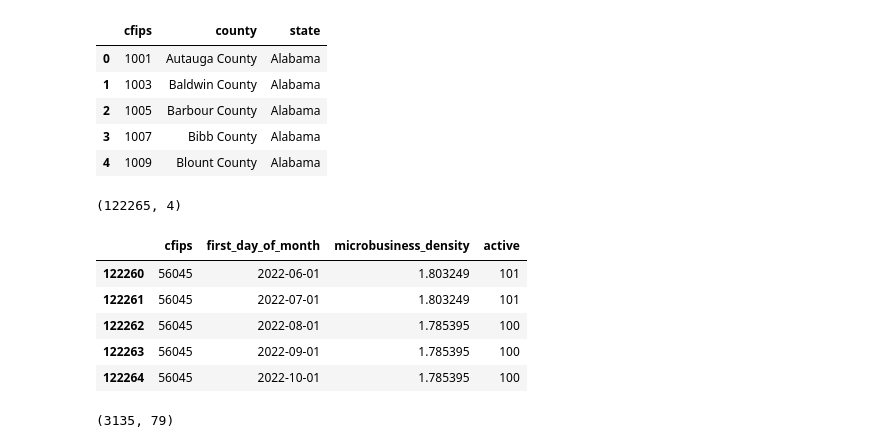
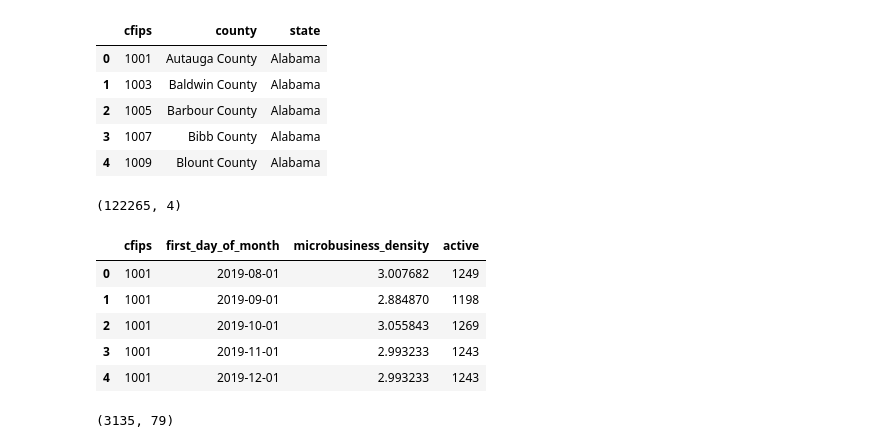
Before and after one commit to nic-hooper/microbusiness_density, a Jupyter notebook: checkpoint2.ipynb, the cells around one changed output. Saved outputs shown, nothing was run; the diff lists cells and outputs as text; code cells hidden in the pictures.

```diff
--- a/checkpoint2.ipynb
+++ b/checkpoint2.ipynb
@@ -22,15 +22,15 @@ cfips_index.head()
 | 4 | 1009 | Blount County | Alabama |
 # %%
 print(mbd.shape)
-mbd.tail()
+mbd.head()
 # %% [output]
 (122265, 4)
 |  | cfips | first_day_of_month | microbusiness_density | active |
-| 122260 | 56045 | 2022-06-01 | 1.803249 | 101 |
-| 122261 | 56045 | 2022-07-01 | 1.803249 | 101 |
-| 122262 | 56045 | 2022-08-01 | 1.785395 | 100 |
-| 122263 | 56045 | 2022-09-01 | 1.785395 | 100 |
-| 122264 | 56045 | 2022-10-01 | 1.785395 | 100 |
+| 0 | 1001 | 2019-08-01 | 3.007682 | 1249 |
+| 1 | 1001 | 2019-09-01 | 2.884870 | 1198 |
+| 2 | 1001 | 2019-10-01 | 3.055843 | 1269 |
+| 3 | 1001 | 2019-11-01 | 2.993233 | 1243 |
+| 4 | 1001 | 2019-12-01 | 2.993233 | 1243 |
 # %%
 # transpose the date data so each unique cfips is in its own row
 
```
Also changed, not shown: parts of 4 cells of this notebook.
